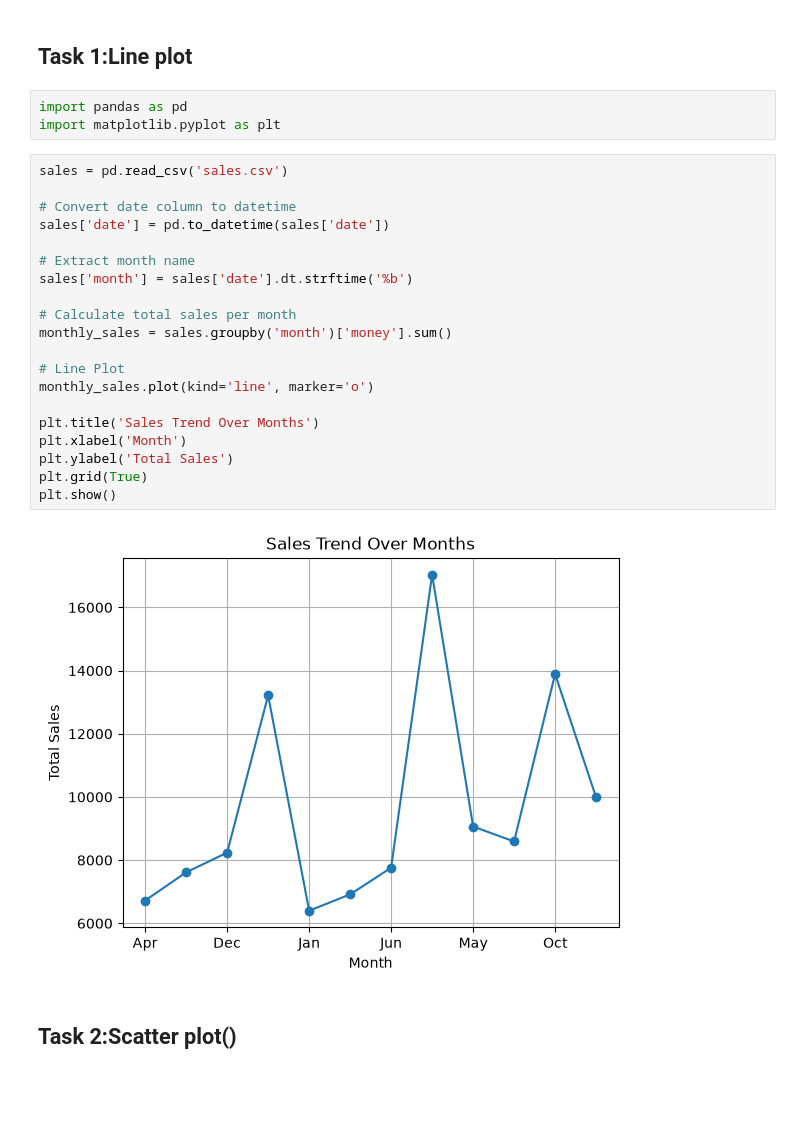
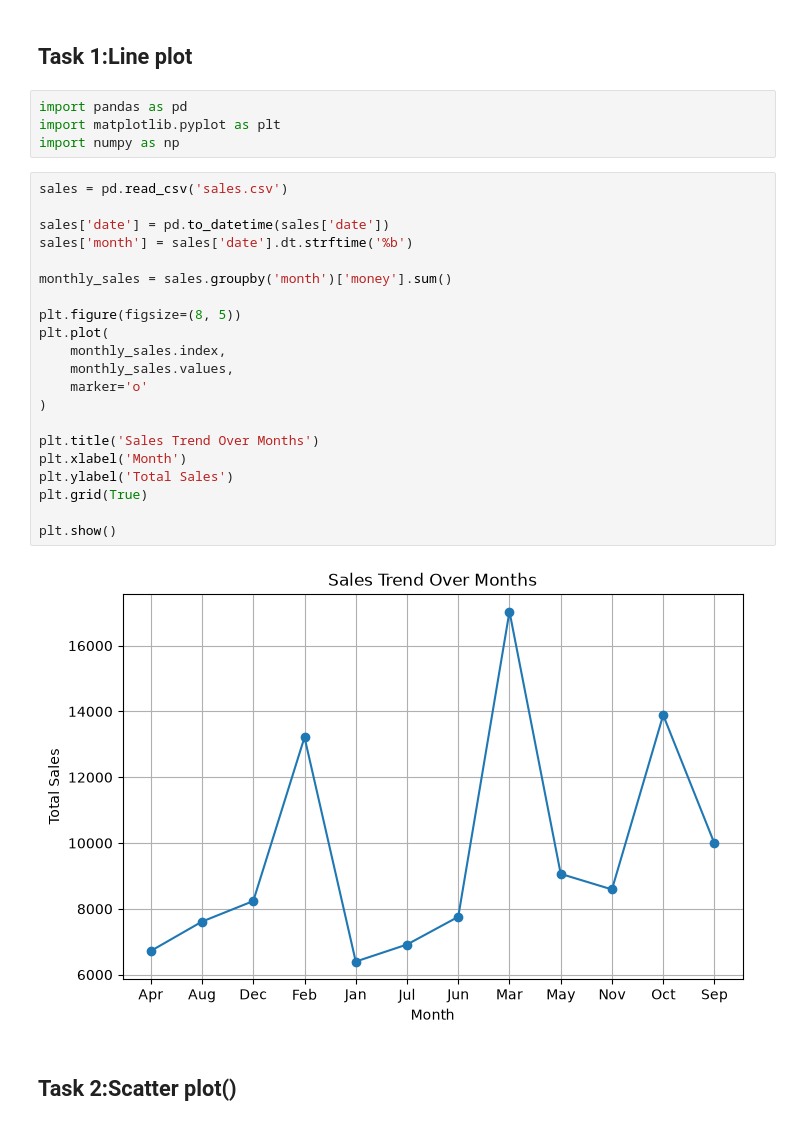
Before and after one commit to NakulChahal/GenAiAssignments, a Jupyter notebook: assignment-11.ipynb, the cells around one changed output. Drawn from its saved outputs; the diff is of its cells as text; blank space fills up the shorter version.

```diff
--- a/assignment-11.ipynb
+++ b/assignment-11.ipynb
@@ -3,28 +3,30 @@
 # %%
 import pandas as pd
 import matplotlib.pyplot as plt
+import numpy as np
 # %%
 sales = pd.read_csv('sales.csv')
 
-# Convert date column to datetime
 sales['date'] = pd.to_datetime(sales['date'])
-
-# Extract month name
 sales['month'] = sales['date'].dt.strftime('%b')
 
-# Calculate total sales per month
 monthly_sales = sales.groupby('month')['money'].sum()
 
-# Line Plot
-monthly_sales.plot(kind='line', marker='o')
+plt.figure(figsize=(8, 5))
+plt.plot(
+    monthly_sales.index,
+    monthly_sales.values,
+    marker='o'
+)
 
 plt.title('Sales Trend Over Months')
 plt.xlabel('Month')
 plt.ylabel('Total Sales')
 plt.grid(True)
+
 plt.show()
 # %% [output]
-[figure, old version]
+[figure, new version]
 # %% [markdown]
 ## Task 2:Scatter plot()
 # %%
```
Also changed, not shown: parts of 5 cells of this notebook, 21 other files.
